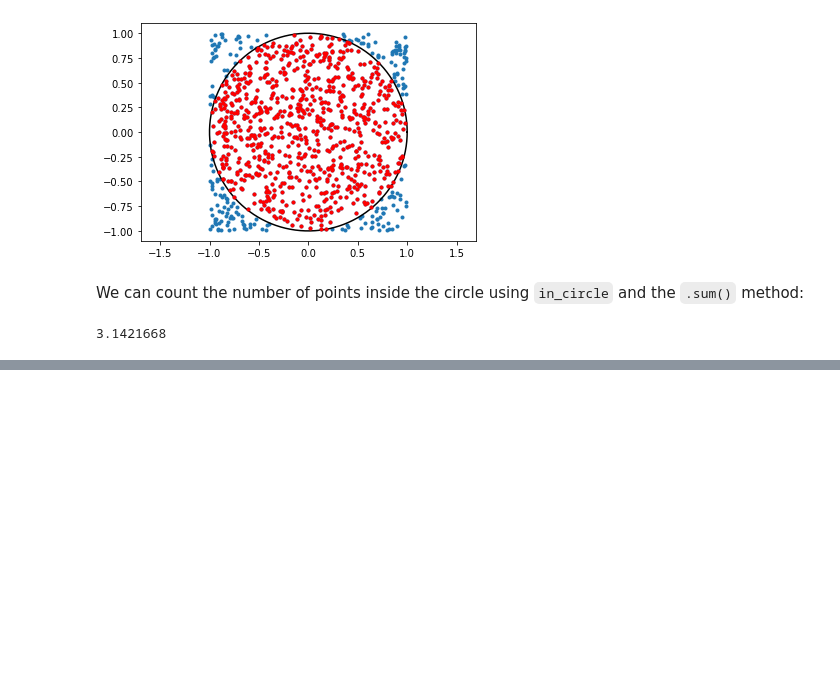
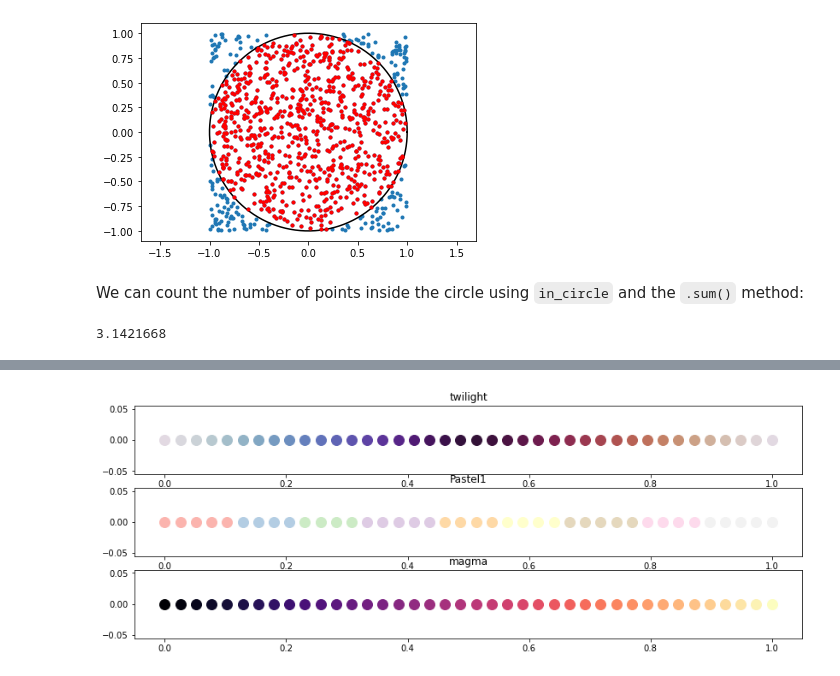
Before and after one commit to jllottes/jllottes.github.io, a Jupyter notebook: _static/weekly_notebooks/week07_notebook.ipynb, the cells around one changed output, grey strips where cells are left out. Cells and saved outputs as stored; diff of their text form; code cells hidden in the pictures; blank space fills up the shorter version.

```diff
--- a/_static/weekly_notebooks/week07_notebook.ipynb
+++ b/_static/weekly_notebooks/week07_notebook.ipynb
@@ -338,0 +381,24 @@ approximate_pi(10000000)
+# %%
+x = np.linspace(0,1,40)
+
+plt.figure(figsize=(14,5))
+
+
+plt.subplot(3,1,1)
+for t in x:
+    plt.plot(t,0,'o',markersize=12, color=cm.twilight(t))
+plt.title('twilight')
+
+plt.subplot(3,1,2)
+for t in x:
+    plt.plot(t,0,'o',markersize=12, color=cm.Pastel1(t))
+plt.title('Pastel1')
+
+plt.subplot(3,1,3)
+for t in x:
+    plt.plot(t,0,'o',markersize=12, color=cm.magma(t))
+plt.title('magma')
+
+plt.show()
+# %% [output]
+[figure, added]
```
Also changed, not shown: parts of 19 cells of this notebook, 2 other files.
